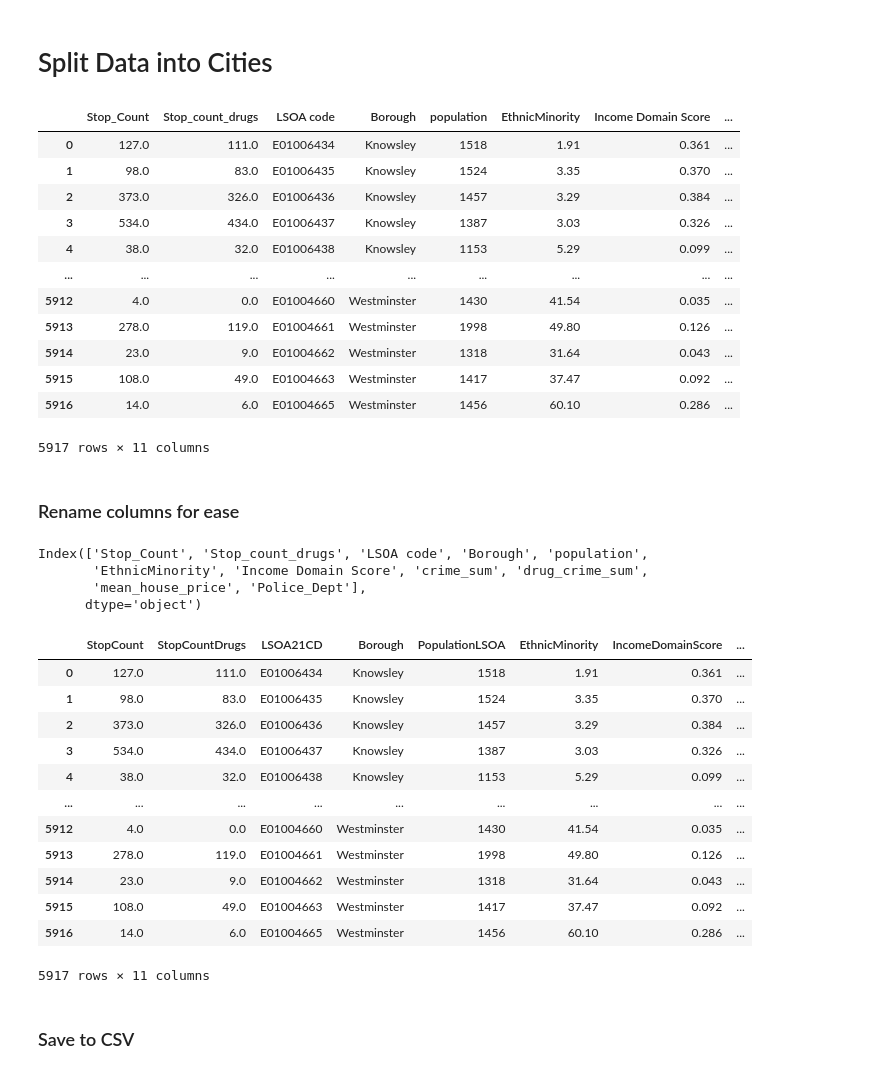
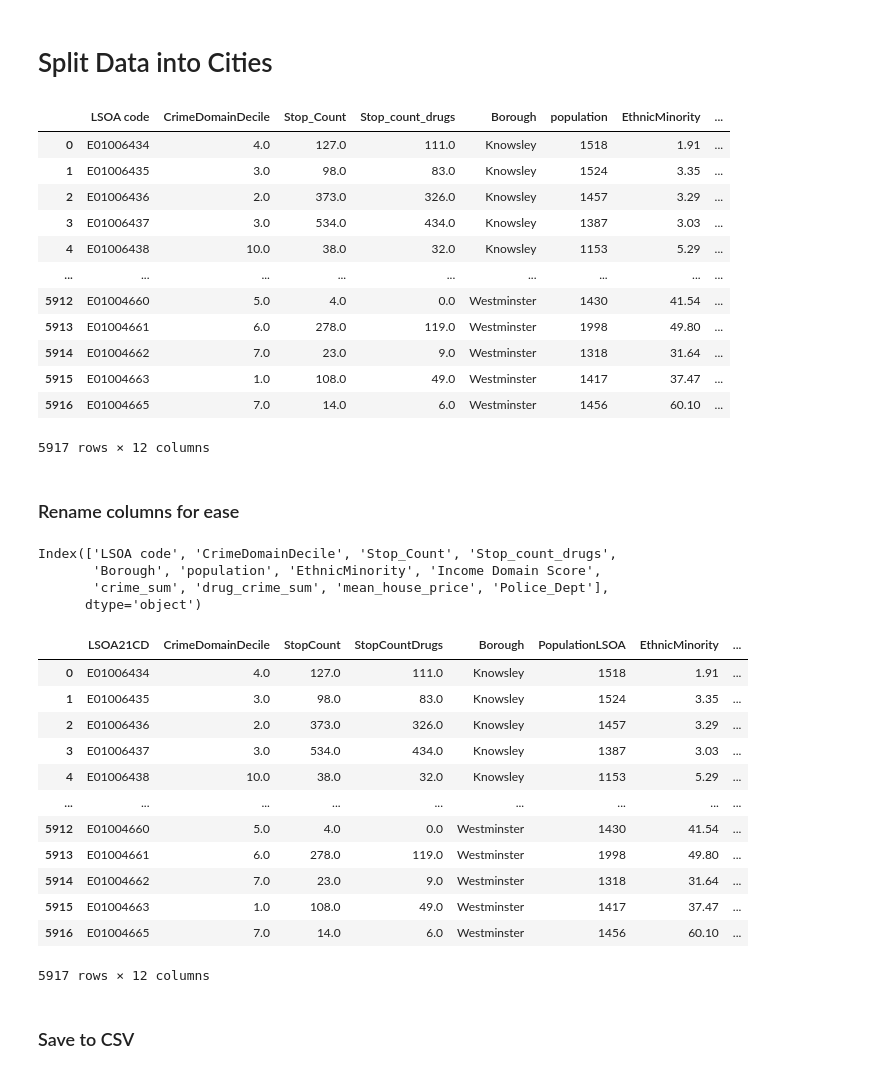
Before and after one commit to KofiBartonByfield/Dissertation, a Jupyter notebook: Code/Data Collection/create_csv.ipynb, the cells around one changed output. Drawn from its saved outputs; the diff is of its cells as text; code cells hidden in the pictures.

Commit message:
new crime decile data

```diff
--- a/Code/Data Collection/create_csv.ipynb
+++ b/Code/Data Collection/create_csv.ipynb
@@ -386,0 +390,10 @@ dataset
+# %%
+crime_csv = pd.read_csv('../../Data/LSOA_data/GOV/CrimeDeprivation.csv')
+
+crime_csv = crime_csv[(crime_csv['Indices of Deprivation'] == 'f. Crime Domain') & (crime_csv['Measurement'] == 'Decile ')]
+
+
+crime_csv = crime_csv[['FeatureCode', 'Value']]
+
+crime_csv.columns = ['LSOA code', 'CrimeDomainDecile']
+crime_csv
@@ -386,0 +414,8 @@ dataset
+# %%
+dataset = pd.merge(crime_csv,dataset, on='LSOA code', how='right')
+
+# fill in NAs with mean
+mean_rounded = round(dataset['CrimeDomainDecile'].mean())
+dataset['CrimeDomainDecile'].fillna(mean_rounded, inplace=True)
+
+dataset
@@ -396,50 +451,50 @@ dataset['Police_Dept'] = dataset['Borough'].apply(lambda x: 'Merseyside' if x in
 # Display the updated DataFrame
 display(dataset)
 # %% [output]
-|  | Stop_Count | Stop_count_drugs | LSOA code | Borough | population | EthnicMinority | Income Domain Score | ... |
-| 0 | 127.0 | 111.0 | E01006434 | Knowsley | 1518 | 1.91 | 0.361 | ... |
-| 1 | 98.0 | 83.0 | E01006435 | Knowsley | 1524 | 3.35 | 0.370 | ... |
-| 2 | 373.0 | 326.0 | E01006436 | Knowsley | 1457 | 3.29 | 0.384 | ... |
-| 3 | 534.0 | 434.0 | E01006437 | Knowsley | 1387 | 3.03 | 0.326 | ... |
-| 4 | 38.0 | 32.0 | E01006438 | Knowsley | 1153 | 5.29 | 0.099 | ... |
+|  | LSOA code | CrimeDomainDecile | Stop_Count | Stop_count_drugs | Borough | population | EthnicMinority | ... |
+| 0 | E01006434 | 4.0 | 127.0 | 111.0 | Knowsley | 1518 | 1.91 | ... |
+| 1 | E01006435 | 3.0 | 98.0 | 83.0 | Knowsley | 1524 | 3.35 | ... |
+| 2 | E01006436 | 2.0 | 373.0 | 326.0 | Knowsley | 1457 | 3.29 | ... |
+| 3 | E01006437 | 3.0 | 534.0 | 434.0 | Knowsley | 1387 | 3.03 | ... |
+| 4 | E01006438 | 10.0 | 38.0 | 32.0 | Knowsley | 1153 | 5.29 | ... |
 | ... | ... | ... | ... | ... | ... | ... | ... | ... |
-| 5912 | 4.0 | 0.0 | E01004660 | Westminster | 1430 | 41.54 | 0.035 | ... |
-| 5913 | 278.0 | 119.0 | E01004661 | Westminster | 1998 | 49.80 | 0.126 | ... |
-| 5914 | 23.0 | 9.0 | E01004662 | Westminster | 1318 | 31.64 | 0.043 | ... |
-| 5915 | 108.0 | 49.0 | E01004663 | Westminster | 1417 | 37.47 | 0.092 | ... |
-| 5916 | 14.0 | 6.0 | E01004665 | Westminster | 1456 | 60.10 | 0.286 | ... |
+| 5912 | E01004660 | 5.0 | 4.0 | 0.0 | Westminster | 1430 | 41.54 | ... |
+| 5913 | E01004661 | 6.0 | 278.0 | 119.0 | Westminster | 1998 | 49.80 | ... |
+| 5914 | E01004662 | 7.0 | 23.0 | 9.0 | Westminster | 1318 | 31.64 | ... |
+| 5915 | E01004663 | 1.0 | 108.0 | 49.0 | Westminster | 1417 | 37.47 | ... |
+| 5916 | E01004665 | 7.0 | 14.0 | 6.0 | Westminster | 1456 | 60.10 | ... |
-5917 rows × 11 columns
+5917 rows × 12 columns
 # %% [markdown]
 ### Rename columns for ease
 # %%
 dataset.columns
 # %% [output]
-Index(['Stop_Count', 'Stop_count_drugs', 'LSOA code', 'Borough', 'population',
-       'EthnicMinority', 'Income Domain Score', 'crime_sum', 'drug_crime_sum',
-       'mean_house_price', 'Police_Dept'],
+Index(['LSOA code', 'CrimeDomainDecile', 'Stop_Count', 'Stop_count_drugs',
+       'Borough', 'population', 'EthnicMinority', 'Income Domain Score',
+       'crime_sum', 'drug_crime_sum', 'mean_house_price', 'Police_Dept'],
       dtype='object')
 # %%
-cols = ['StopCount', 'StopCountDrugs', 'LSOA21CD', 'Borough', 'PopulationLSOA',
+cols = ['LSOA21CD','CrimeDomainDecile', 'StopCount', 'StopCountDrugs', 'Borough', 'PopulationLSOA',
         'EthnicMinority', 'IncomeDomainScore', 'CrimeSum', 'DrugCrimeSum',
         'MeanHousePrice', 'PoliceDept']
 
 dataset.columns = cols
 
 display(dataset)
 # %% [output]
-|  | StopCount | StopCountDrugs | LSOA21CD | Borough | PopulationLSOA | EthnicMinority | IncomeDomainScore | ... |
-| 0 | 127.0 | 111.0 | E01006434 | Knowsley | 1518 | 1.91 | 0.361 | ... |
-| 1 | 98.0 | 83.0 | E01006435 | Knowsley | 1524 | 3.35 | 0.370 | ... |
-| 2 | 373.0 | 326.0 | E01006436 | Knowsley | 1457 | 3.29 | 0.384 | ... |
-| 3 | 534.0 | 434.0 | E01006437 | Knowsley | 1387 | 3.03 | 0.326 | ... |
-| 4 | 38.0 | 32.0 | E01006438 | Knowsley | 1153 | 5.29 | 0.099 | ... |
+|  | LSOA21CD | CrimeDomainDecile | StopCount | StopCountDrugs | Borough | PopulationLSOA | EthnicMinority | ... |
+| 0 | E01006434 | 4.0 | 127.0 | 111.0 | Knowsley | 1518 | 1.91 | ... |
+| 1 | E01006435 | 3.0 | 98.0 | 83.0 | Knowsley | 1524 | 3.35 | ... |
+| 2 | E01006436 | 2.0 | 373.0 | 326.0 | Knowsley | 1457 | 3.29 | ... |
+| 3 | E01006437 | 3.0 | 534.0 | 434.0 | Knowsley | 1387 | 3.03 | ... |
+| 4 | E01006438 | 10.0 | 38.0 | 32.0 | Knowsley | 1153 | 5.29 | ... |
 | ... | ... | ... | ... | ... | ... | ... | ... | ... |
-| 5912 | 4.0 | 0.0 | E01004660 | Westminster | 1430 | 41.54 | 0.035 | ... |
-| 5913 | 278.0 | 119.0 | E01004661 | Westminster | 1998 | 49.80 | 0.126 | ... |
-| 5914 | 23.0 | 9.0 | E01004662 | Westminster | 1318 | 31.64 | 0.043 | ... |
-| 5915 | 108.0 | 49.0 | E01004663 | Westminster | 1417 | 37.47 | 0.092 | ... |
-| 5916 | 14.0 | 6.0 | E01004665 | Westminster | 1456 | 60.10 | 0.286 | ... |
+| 5912 | E01004660 | 5.0 | 4.0 | 0.0 | Westminster | 1430 | 41.54 | ... |
+| 5913 | E01004661 | 6.0 | 278.0 | 119.0 | Westminster | 1998 | 49.80 | ... |
+| 5914 | E01004662 | 7.0 | 23.0 | 9.0 | Westminster | 1318 | 31.64 | ... |
+| 5915 | E01004663 | 1.0 | 108.0 | 49.0 | Westminster | 1417 | 37.47 | ... |
+| 5916 | E01004665 | 7.0 | 14.0 | 6.0 | Westminster | 1456 | 60.10 | ... |
-5917 rows × 11 columns
+5917 rows × 12 columns
 # %% [markdown]
 ### Save to CSV
 # %%
```
Also changed, not shown: parts of 4 cells of this notebook, 3 other files.
